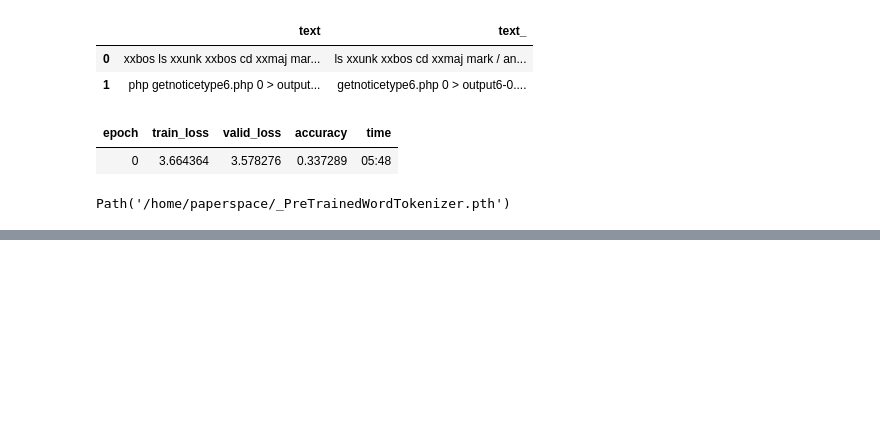
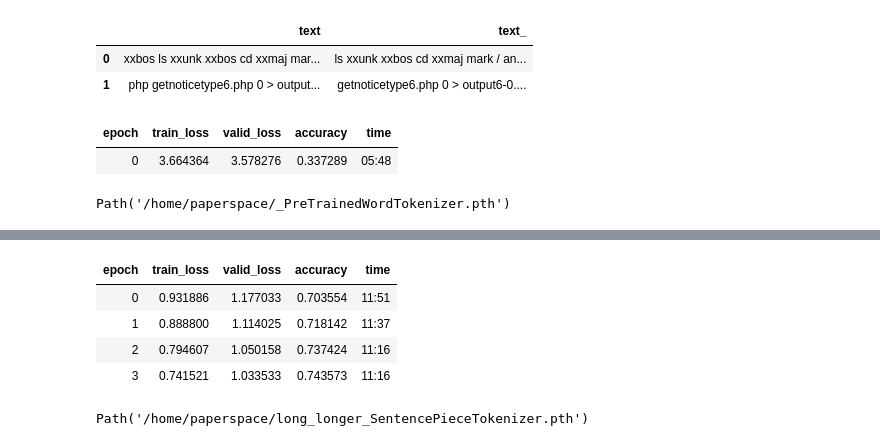
Before and after one commit to chTeut/gnn_project, a Jupyter notebook: FastAI/paperspace_run.ipynb, the cells around one changed output, grey strips where cells are left out. Saved outputs shown, nothing was run; the diff lists cells and outputs as text; code cells hidden in the pictures; blank space fills up the shorter version.

```diff
--- a/FastAI/paperspace_run.ipynb
+++ b/FastAI/paperspace_run.ipynb
@@ -432,0 +446,11 @@ with open(output_file, "w") as file:
+# %%
+learn.fit_one_cycle(4, 1e-3)
+
+learn.save('/home/paperspace/long_longer_SentencePieceTokenizer')
+# %% [output]
+| epoch | train_loss | valid_loss | accuracy | time |
+| 0 | 0.931886 | 1.177033 | 0.703554 | 11:51 |
+| 1 | 0.888800 | 1.114025 | 0.718142 | 11:37 |
+| 2 | 0.794607 | 1.050158 | 0.737424 | 11:16 |
+| 3 | 0.741521 | 1.033533 | 0.743573 | 11:16 |
+Path('/home/paperspace/long_longer_SentencePieceTokenizer.pth')
```
Also changed, not shown: parts of 4 cells of this notebook, 2 other files.
